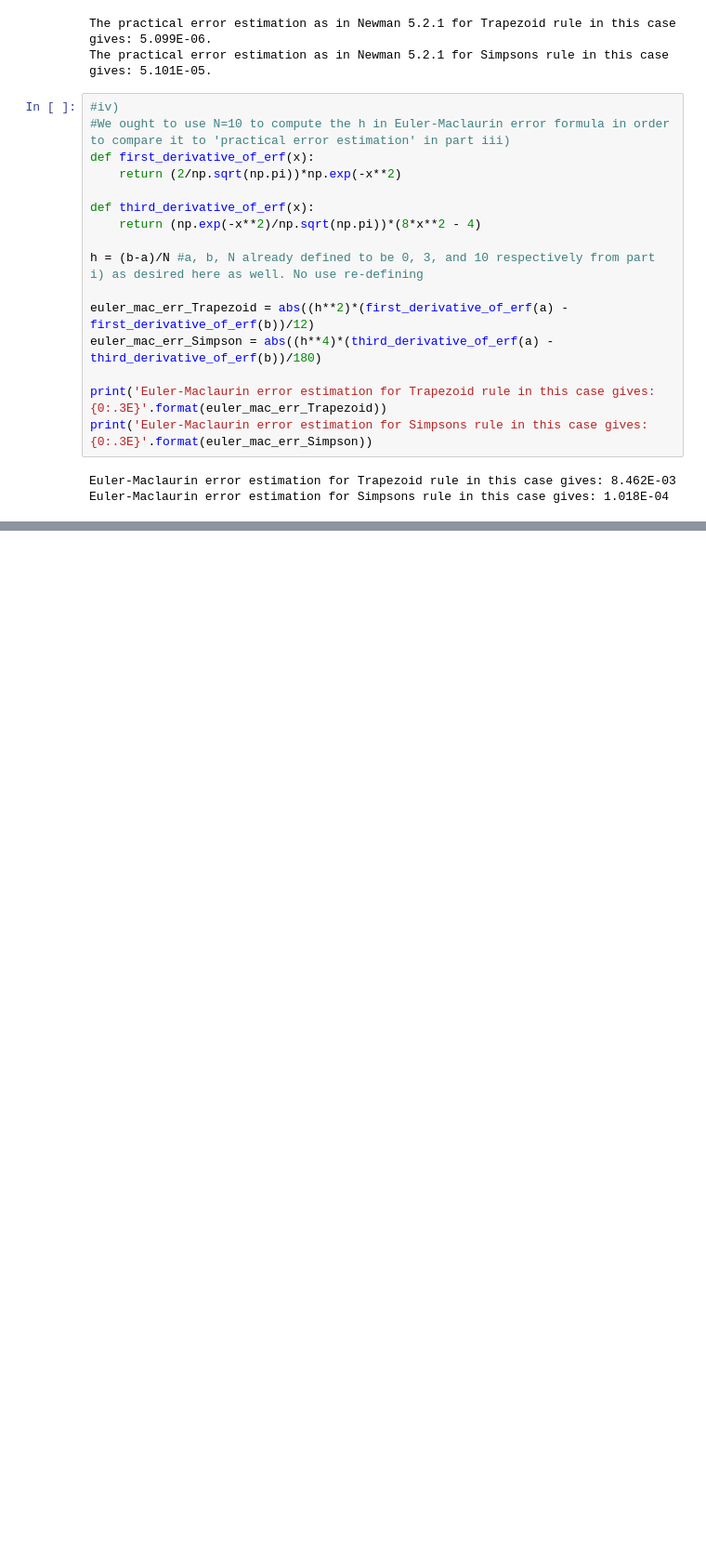
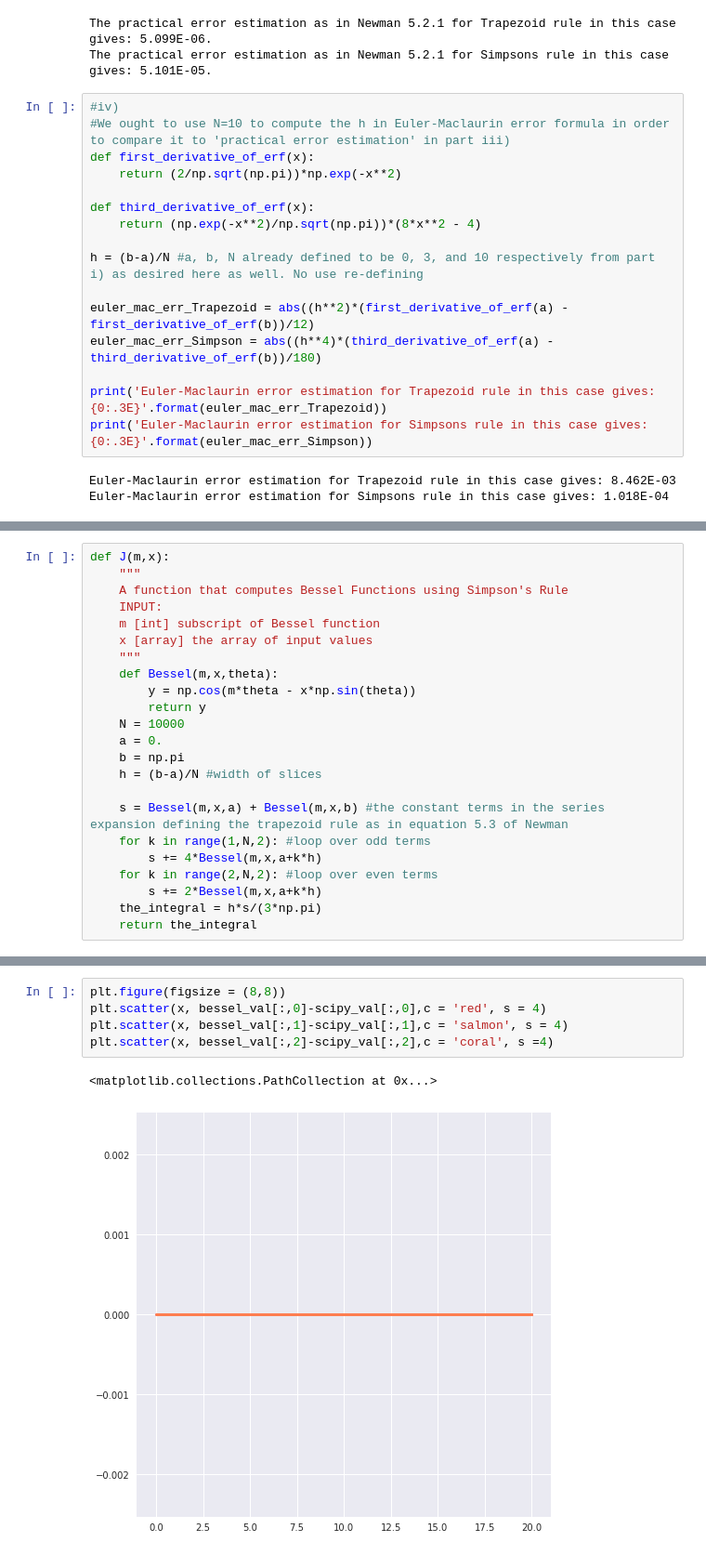
Before and after one commit to andrewkhardy/PHY-407, a Jupyter notebook: Lab02_Q2.ipynb, the cells around one changed output, grey strips where cells are left out. Shown at 93% size. Saved outputs shown, nothing was run; the diff lists cells and outputs as text; blank space fills up the shorter version.

```diff
--- a/Lab02_Q2.ipynb
+++ b/Lab02_Q2.ipynb
@@ -216,0 +226,23 @@ Euler-Maclaurin error estimation for Simpsons rule in this case gives: 1.018E-04
+# %%
+def J(m,x):
+    """
+    A function that computes Bessel Functions using Simpson's Rule
+    INPUT:
+    m [int] subscript of Bessel function
+    x [array] the array of input values
+    """
+    def Bessel(m,x,theta):
+        y = np.cos(m*theta - x*np.sin(theta))
+        return y
+    N = 10000
+    a = 0.
+    b = np.pi
+    h = (b-a)/N #width of slices
+
+    s = Bessel(m,x,a) + Bessel(m,x,b) #the constant terms in the series expansion defining the trapezoid rule as in equation 5.3 of Newman
+    for k in range(1,N,2): #loop over odd terms
+        s += 4*Bessel(m,x,a+k*h)
+    for k in range(2,N,2): #loop over even terms
+        s += 2*Bessel(m,x,a+k*h)
+    the_integral = h*s/(3*np.pi)
+    return the_integral
@@ -216,0 +275,8 @@ Euler-Maclaurin error estimation for Simpsons rule in this case gives: 1.018E-04
+# %%
+plt.figure(figsize = (8,8))
+plt.scatter(x, bessel_val[:,0]-scipy_val[:,0],c = 'red', s = 4)
+plt.scatter(x, bessel_val[:,1]-scipy_val[:,1],c = 'salmon', s = 4)
+plt.scatter(x, bessel_val[:,2]-scipy_val[:,2],c = 'coral', s =4)
+# %% [output]
+<matplotlib.collections.PathCollection at 0x...>
+[figure, added]
```
Also changed, not shown: parts of 8 cells of this notebook.
